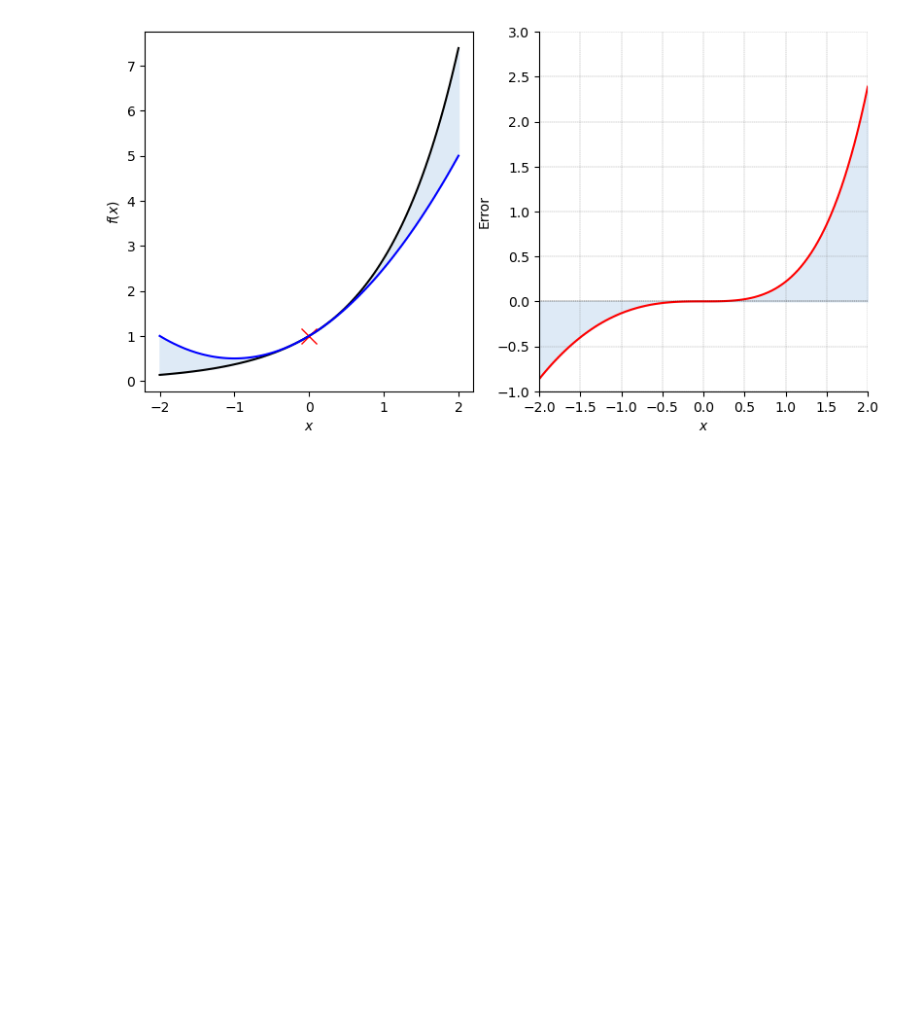
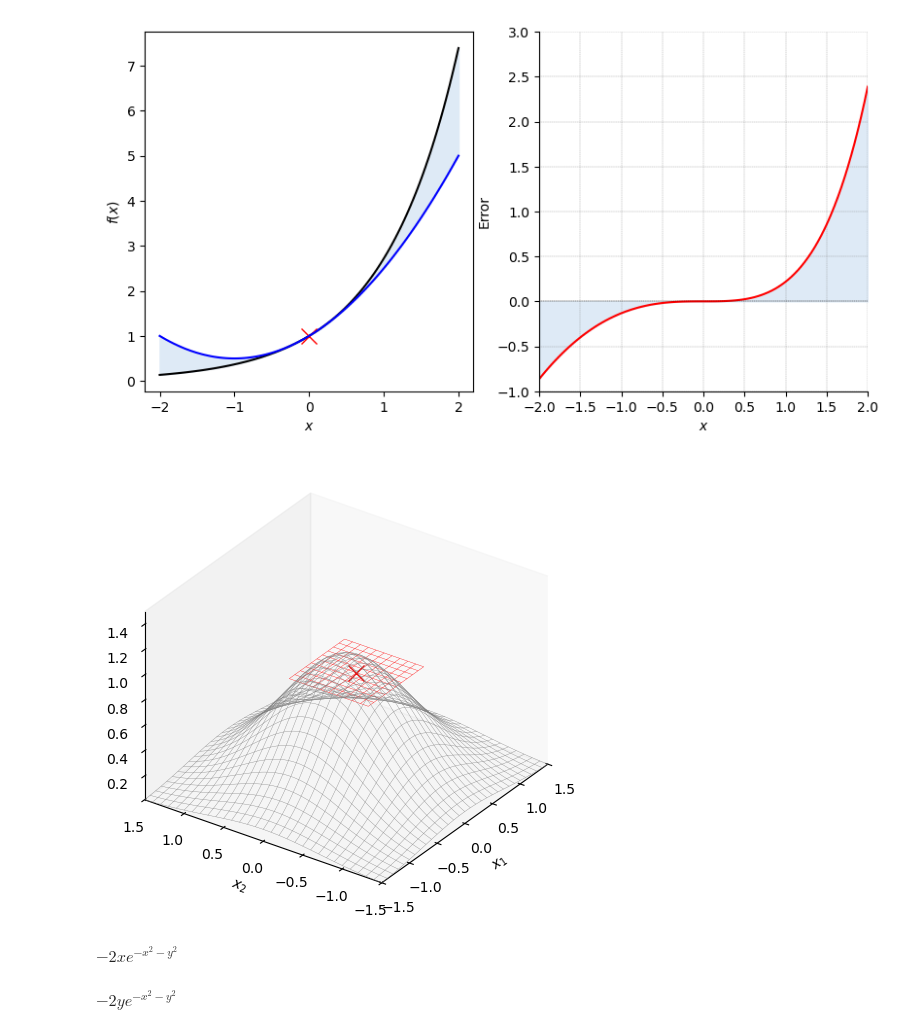
Before and after one commit to Arch-jyh/iris_books, a Jupyter notebook: book3/17.ipynb, the cells around one changed output. Drawn from its saved outputs; the diff is of its cells as text; code cells hidden in the pictures; blank space fills up the shorter version.

```diff
--- a/book3/17.ipynb
+++ b/book3/17.ipynb
@@ -204,0 +218,54 @@ ax.spines['top'].set_visible(False)  # 隐藏顶部边框
+# %%
+f_xy = exp(-x**2 - y**2)
+f_xy_fcn = lambdify([x,y],f_xy)
+f_xy_zz = f_xy_fcn(xx,yy)
+# %%
+x_a = -0.1
+y_b = -0.2
+# %%
+x_a_array = np.linspace(x_a - 0.5,x_a + 0.5,101)
+y_b_array = np.linspace(y_b - 0.5,y_b + 0.5,101)
+
+xx_local,yy_local = np.meshgrid(x_a_array,y_b_array) #局部网格
+
+f_xy_zz_local = f_xy_fcn(xx_local,yy_local)
+# %%
+f_ab = f_xy_fcn(x_a,y_b)
+# %%
+fig,ax = plt.subplots(subplot_kw = {'projection':'3d'})
+
+ax.plot_wireframe(xx,yy,f_xy_zz,
+                  color = '0.5',
+                  rstride = num_stride,cstride = num_stride,
+                  linewidth = 0.25)
+
+approx_zero_order = f_ab + xx_local * 0
+
+ax.plot_wireframe(xx_local,yy_local,approx_zero_order,
+                  color = [1,0,0],
+                  rstride = num_stride,cstride = num_stride,
+                  linewidth = 0.25)
+ax.plot(x_a,y_b,f_ab,marker = 'x',color = 'r',
+        markersize = 12)
+
+ax.set_proj_type('ortho')  # 设置正交投影
+
+ax.set_xlabel('$x_1$')  # 设置 x 轴标签
+ax.set_ylabel('$x_2$')  # 设置 y 轴标签
+ax.set_zlabel('$f(x_1,x_2)$')  # 设置 z 轴标签
+
+ax.set_xlim(xx.min(), xx.max())  # 设置 x 轴范围
+ax.set_ylim(yy.min(), yy.max())  # 设置 y 轴范围
+ax.set_zlim(f_xy_zz.min(), 1.5)  # 设置 z 轴范围
+
+ax.view_init(azim=-145, elev=30)  # 设置视角
+plt.tight_layout()
+ax.grid(False)
+plt.show()
+# %% [output]
+[figure, added]
+# %%
+df_dx = f_xy.diff(x)
+df_dx
+# %% [output]
+$\displaystyle - 2 x e^{- x^{2} - y^{2}}$
@@ -204,0 +275,5 @@ ax.spines['top'].set_visible(False)  # 隐藏顶部边框
+# %%
+df_dy = f_xy.diff(y)
+df_dy
+# %% [output]
+$\displaystyle - 2 y e^{- x^{2} - y^{2}}$
```
Also changed, not shown: parts of 29 cells of this notebook, 5 other files.
